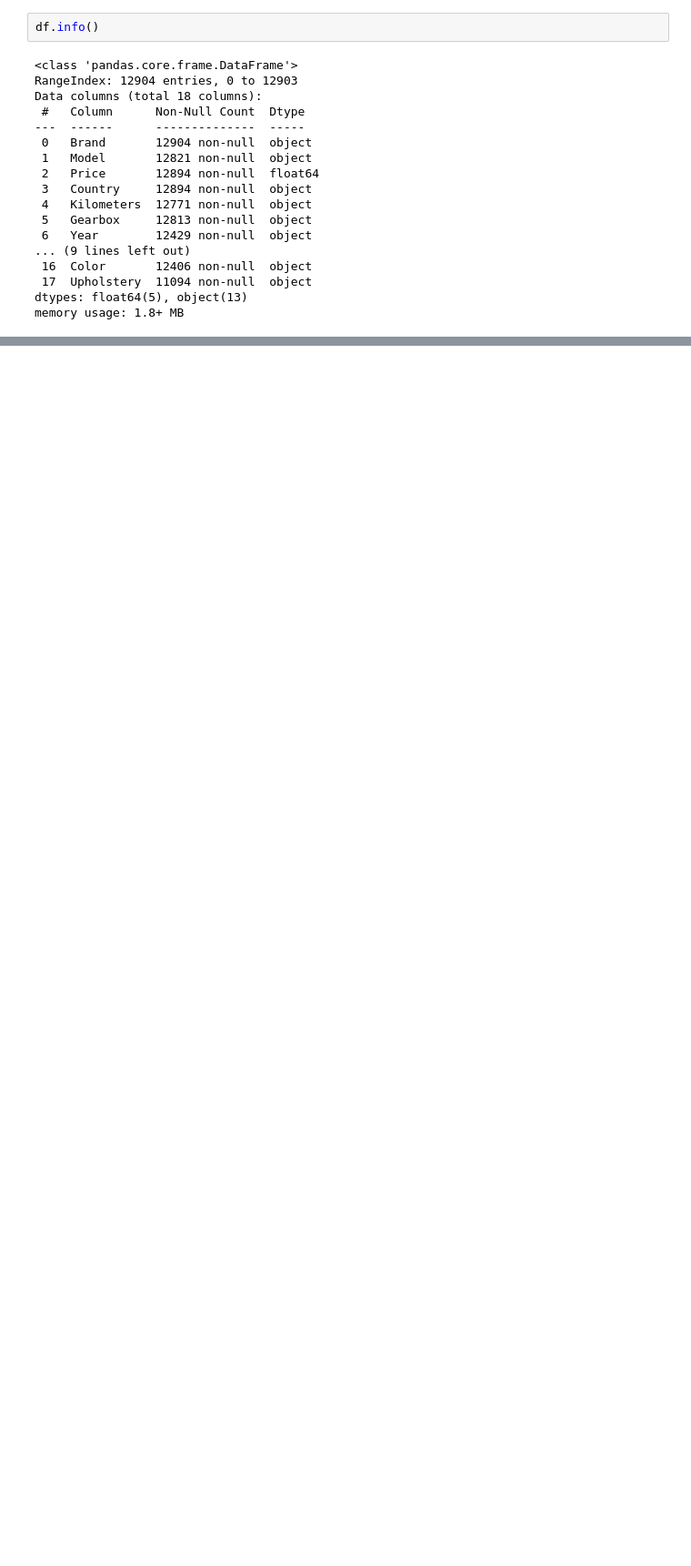
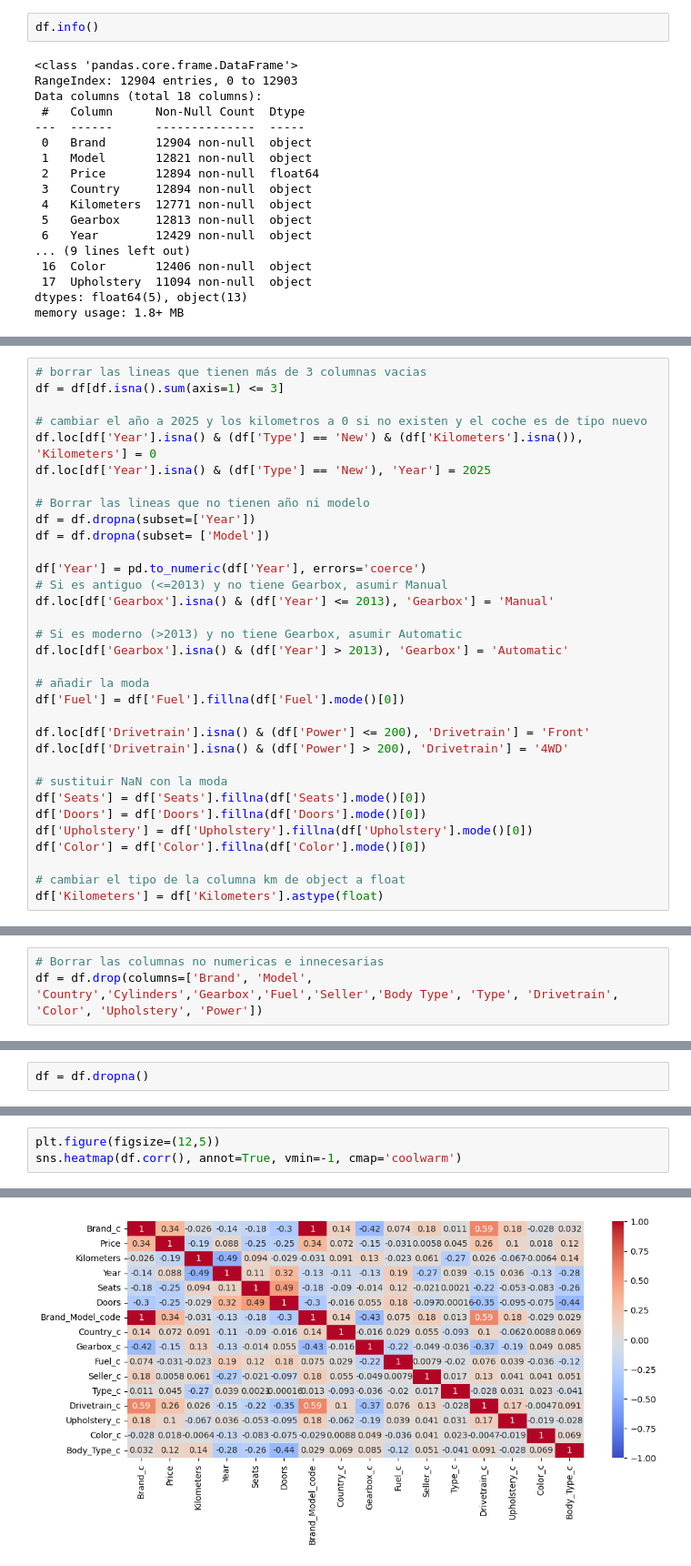
Before and after one commit to Balirina/ML_Project, a Jupyter notebook: notebooks/02_LimpiezaEDA.ipynb, the cells around one changed output, grey strips where cells are left out. Shown: that part at 91% size. Saved outputs shown, nothing was run; the diff lists cells and outputs as text; blank space fills up the shorter version.

```diff
--- a/notebooks/02_LimpiezaEDA.ipynb
+++ b/notebooks/02_LimpiezaEDA.ipynb
@@ -267,0 +151,33 @@ sns.scatterplot(df[], y='Price', x='Kilometers', hue='Brand')
+# %%
+# borrar las lineas que tienen más de 3 columnas vacias
+df = df[df.isna().sum(axis=1) <= 3]
+
+# cambiar el año a 2025 y los kilometros a 0 si no existen y el coche es de tipo nuevo
+df.loc[df['Year'].isna() & (df['Type'] == 'New') & (df['Kilometers'].isna()), 'Kilometers'] = 0
+df.loc[df['Year'].isna() & (df['Type'] == 'New'), 'Year'] = 2025
+
+# Borrar las lineas que no tienen año ni modelo
+df = df.dropna(subset=['Year'])
+df = df.dropna(subset= ['Model'])
+
+df['Year'] = pd.to_numeric(df['Year'], errors='coerce')
+# Si es antiguo (<=2013) y no tiene Gearbox, asumir Manual
+df.loc[df['Gearbox'].isna() & (df['Year'] <= 2013), 'Gearbox'] = 'Manual'
+
+# Si es moderno (>2013) y no tiene Gearbox, asumir Automatic
+df.loc[df['Gearbox'].isna() & (df['Year'] > 2013), 'Gearbox'] = 'Automatic'
+
+# añadir la moda
+df['Fuel'] = df['Fuel'].fillna(df['Fuel'].mode()[0])
+
+df.loc[df['Drivetrain'].isna() & (df['Power'] <= 200), 'Drivetrain'] = 'Front'
+df.loc[df['Drivetrain'].isna() & (df['Power'] > 200), 'Drivetrain'] = '4WD'
+
+# sustituir NaN con la moda
+df['Seats'] = df['Seats'].fillna(df['Seats'].mode()[0])
+df['Doors'] = df['Doors'].fillna(df['Doors'].mode()[0])
+df['Upholstery'] = df['Upholstery'].fillna(df['Upholstery'].mode()[0])
+df['Color'] = df['Color'].fillna(df['Color'].mode()[0])
+
+# cambiar el tipo de la columna km de object a float
+df['Kilometers'] = df['Kilometers'].astype(float)
@@ -267,0 +230,3 @@ sns.scatterplot(df[], y='Price', x='Kilometers', hue='Brand')
+# %%
+# Borrar las columnas no numericas e innecesarias
+df = df.drop(columns=['Brand', 'Model', 'Country','Cylinders','Gearbox','Fuel','Seller','Body Type', 'Type', 'Drivetrain', 'Color', 'Upholstery', 'Power'])
@@ -267,0 +254,2 @@ sns.scatterplot(df[], y='Price', x='Kilometers', hue='Brand')
+# %%
+df = df.dropna()
@@ -267,0 +271,4 @@ sns.scatterplot(df[], y='Price', x='Kilometers', hue='Brand')
+# %%
+plt.figure(figsize=(12,5))
+sns.heatmap(df.corr(), annot=True, vmin=-1, cmap='coolwarm')
+# %% [output]
@@ -267,0 +276 @@ sns.scatterplot(df[], y='Price', x='Kilometers', hue='Brand')
+[figure, added]
```
Also changed, not shown: parts of 43 cells of this notebook, 1 other file.
